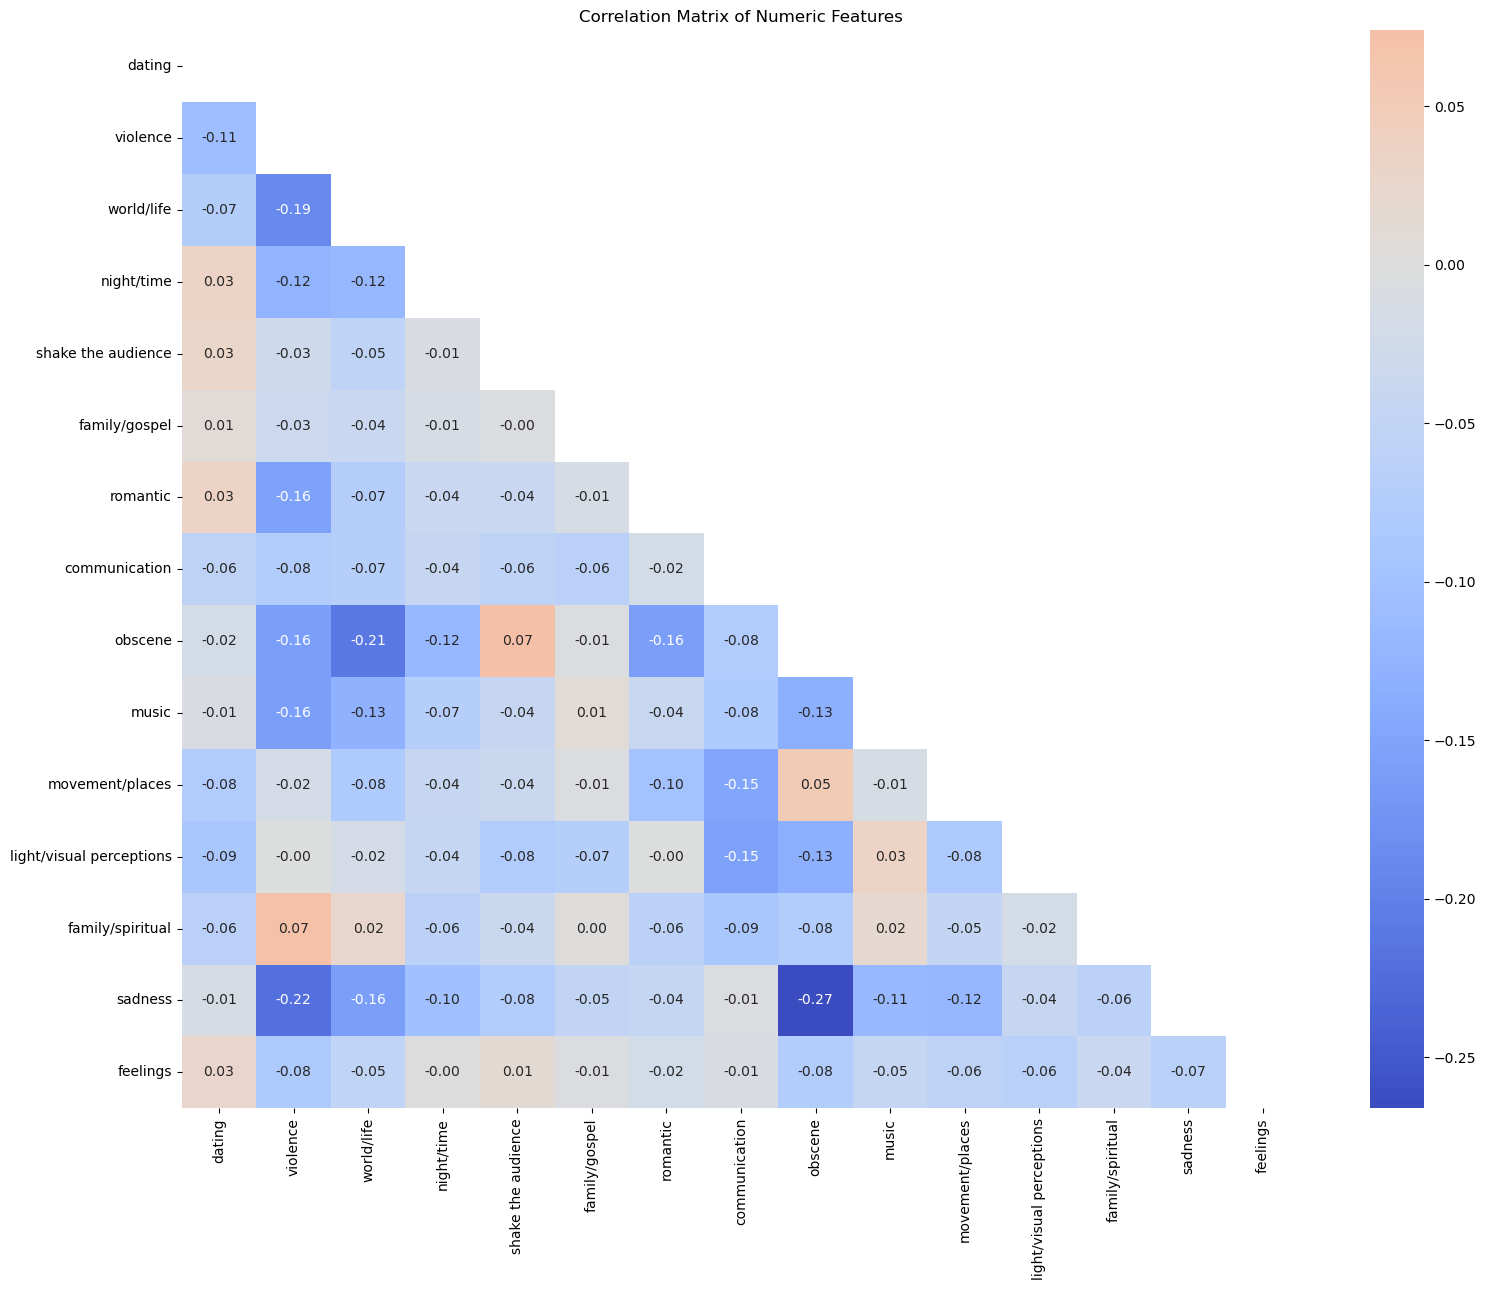
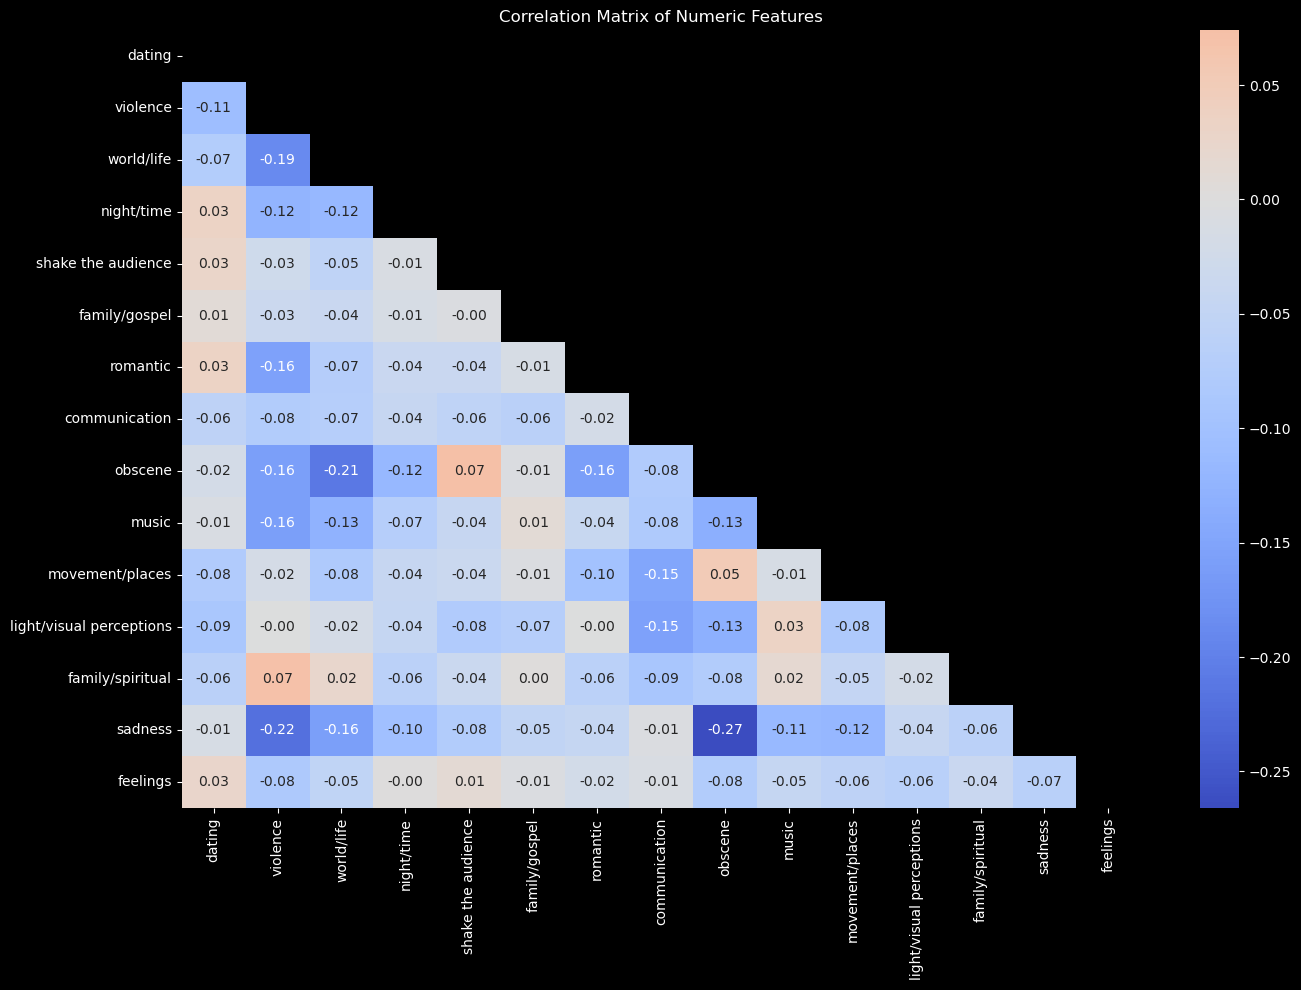
The notebook cell's code change between the first figure and the second:
--- before
+++ after
@@ -3,5 +3,5 @@
 mask = np.triu(np.ones_like(corr, dtype=bool))  # show lower triangle only
 
-plt.figure(figsize=(16,13))
+plt.figure(figsize=(14,10))
 
 sns.heatmap(corr, mask=mask, annot=True, fmt='.2f', cmap='coolwarm', center=0)

Commit: finalize readme